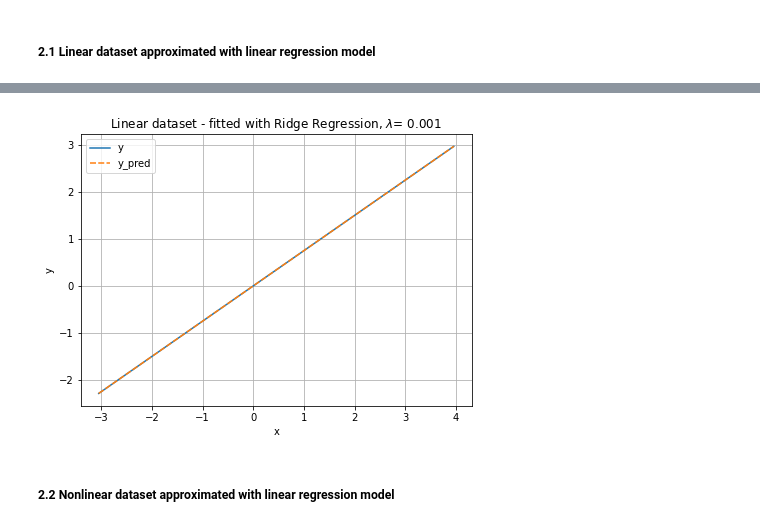
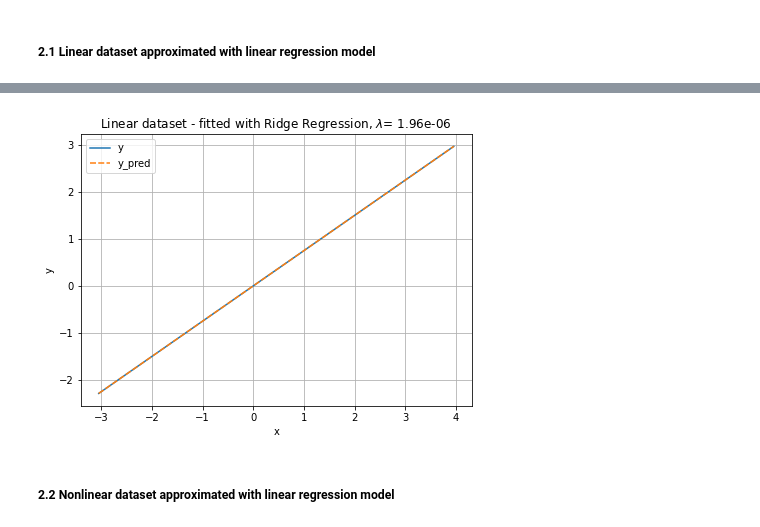
Before and after one commit to sonmikrafft-uni-MLCMS/ex5, a Jupyter notebook: task_1.ipynb, the cells around one changed output, grey strips where cells are left out. Saved outputs shown, nothing was run; the diff lists cells and outputs as text; code cells hidden in the pictures.

```diff
--- a/task_1.ipynb
+++ b/task_1.ipynb
@@ -69,9 +73,7 @@ _ = plot_pandas_dataset(df_nonlinear, "x", "y", "Nonlinear dataset", x="x", y="y
 # %% [markdown]
 ##### 2.1 Linear dataset approximated with linear regression model
 # %%
-lamb = 1e-3
-rr = RidgeRegression(lamb=lamb)
-y_pred = rr.fit_transform(df_linear.x.values, df_linear.y.values)
-df_linear_augmented = augment_with_prediction(df_linear, y_pred)
-df_linear_augmented
+param_grid_linear_regression = {"lamb": loguniform(1e-6, 1e-1)}
+rr = RidgeRegression()
+best_model = get_best_model(param_grid_linear_regression, rr, df_linear.x.values, df_linear.y.values)
 # %% [output]
@@ -91,0 +85,4 @@ df_linear_augmented
+# %%
+y_pred = best_model.predict(df_linear.x.values)
+df_linear_augmented = augment_with_prediction(df_linear, y_pred)
+df_linear_augmented
@@ -92,9 +104,9 @@ df_linear_augmented
 # %%
 fig, ax = plt.subplots(1, 1, figsize=(7, 5))
-title = r"Linear dataset - fitted with Ridge Regression, $\lambda$= {}".format(rr.lamb)
+title = r"Linear dataset - fitted with Ridge Regression, $\lambda$= {:.2e}".format(best_model.lamb)
 ax = plot_pandas_dataset(df_linear_augmented, "x", "y", title, ax=ax)
 fig.savefig("plots/1_linear_dataset_linear_regression.pdf", bbox_inches="tight")
 # %% [output]
-[figure, old version]
+[figure, new version]
 # %% [markdown]
 ##### 2.2 Nonlinear dataset approximated with linear regression model
```
Also changed, not shown: parts of 14 cells of this notebook, 1 other file.
